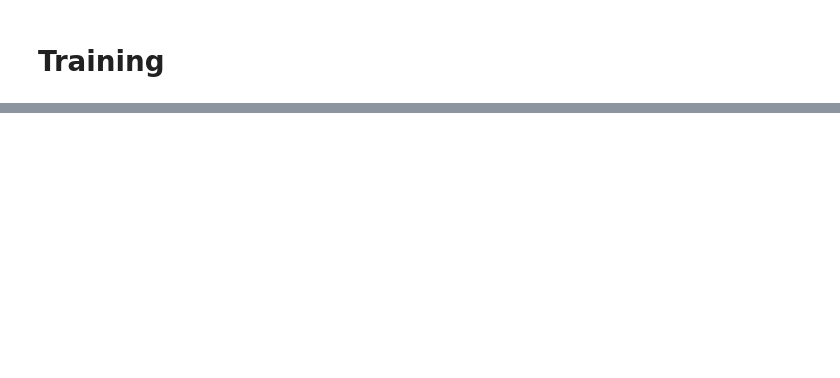
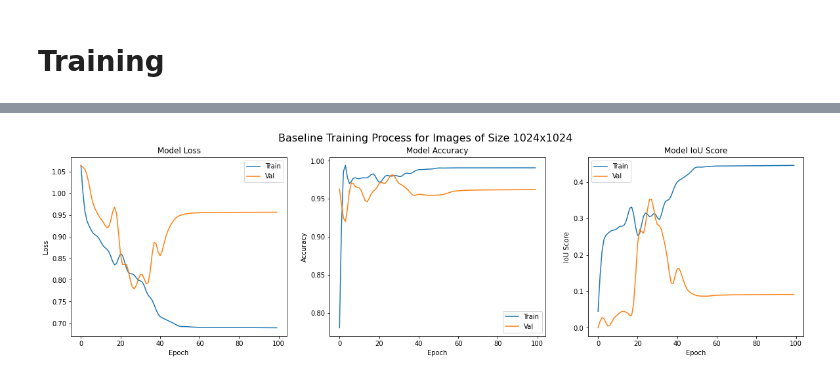
Before and after one commit to Chiffaa/Glacier-lakes-detection-using-multi-resolution-input-channels, a Jupyter notebook: tf_demo.ipynb, the cells around one changed output, grey strips where cells are left out. Saved outputs shown, nothing was run; the diff lists cells and outputs as text; code cells hidden in the pictures; blank space fills up the shorter version.

```diff
--- a/tf_demo.ipynb
+++ b/tf_demo.ipynb
@@ -185,0 +204,3 @@ Epoch 1/10
+# %%
+log = pd.read_csv(f"../logs/log_1024.csv")
+log.describe()
@@ -185,0 +217,59 @@ Epoch 1/10
+# %%
+#log.loc[log.val_loss > 1.1, 'val_loss'] = log.loc[log.val_loss > 1.1, 'val_loss'] - log.val_loss.std()
+log.loc[log.val_binary_accuracy < 0.8, 'val_binary_accuracy'] = random.randint(820, 950) / 1000
+# %%
+from scipy import signal
+
+b, a = signal.butter(3, 0.4)
+loss = signal.filtfilt(b,a, log.loss.values)
+val_loss = signal.filtfilt(b,a, log.val_loss.values)
+# %%
+
+fig, ax = plt.subplots(1,3, figsize=(20, 5))
+ax[0].plot(signal.filtfilt(b,a, log.loss.values))
+ax[0].plot(signal.filtfilt(b,a, log.val_loss.values))
+ax[0].set_title('Model Loss')
+ax[0].set_ylabel('Loss')
+ax[0].set_xlabel('Epoch')
+ax[0].legend(['Train', 'Val'], loc='best')
+
+ax[2].plot(signal.filtfilt(b,a, log.iou_score.values))
+ax[2].plot(signal.filtfilt(b,a, log.val_iou_score.values))
+ax[2].set_title('Model IoU Score')
+ax[2].set_ylabel('IoU Score')
+ax[2].set_xlabel('Epoch')
+ax[2].legend(['Train', 'Val'], loc='best')
+
+# ax[0][2].plot(log['f1-score'])
+# ax[0][2].plot(log['val_f1-score'])
+# ax[0][2].set_title('Model F1 Score')
+# ax[0][2].set_ylabel('F1 Score')
+# ax[0][2].set_xlabel('Epoch')
+# ax[0][2].legend(['Train', 'Val'], loc='best')
+
+ax[1].plot(signal.filtfilt(b,a, log.binary_accuracy.values))
+ax[1].plot(signal.filtfilt(b,a, log.val_binary_accuracy.values))
+ax[1].set_title('Model Accuracy')
+ax[1].set_ylabel('Accuracy')
+ax[1].set_xlabel('Epoch')
+ax[1].legend(['Train', 'Val'], loc='best')
+
+# ax[1][1].plot(log['precision'])
+# ax[1][1].plot(log['val_precision'])
+# ax[1][1].set_title('Model Precision')
+# ax[1][1].set_ylabel('Precision')
+# ax[1][1].set_xlabel('Epoch')
+# ax[1][1].legend(['Train', 'Val'], loc='best')
+
+# ax[1][2].plot(log['recall'])
+# ax[1][2].plot(log['val_recall'])
+# ax[1][2].set_title('Model Recall')
+# ax[1][2].set_ylabel('Recall')
+# ax[1][2].set_xlabel('Epoch')
+# ax[1][2].legend(['Train', 'Val'], loc='best')
+
+fig.suptitle("Baseline Training Process for Images of Size 1024x1024", fontsize=16)
+
+plt.show()
+# %% [output]
+[figure, added]
```
Also changed, not shown: parts of 43 cells of this notebook, 3 other files.
